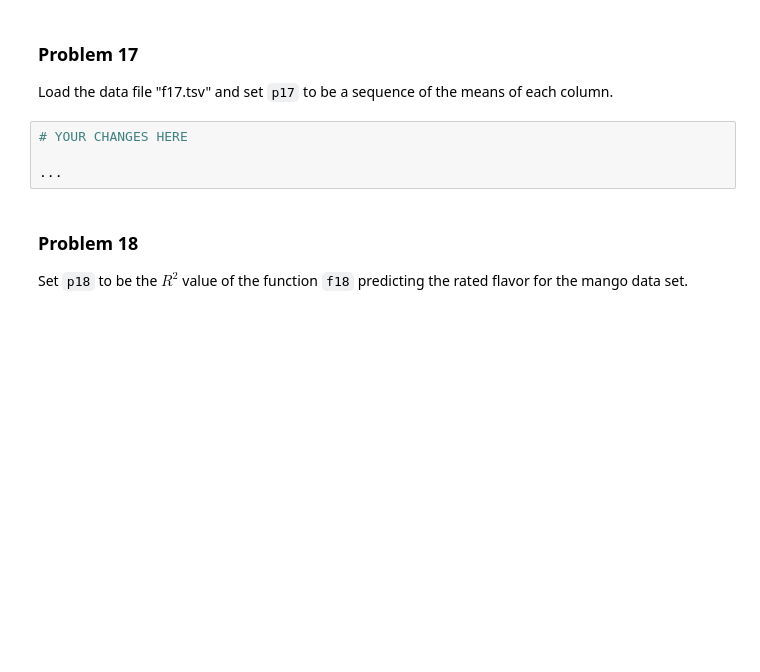
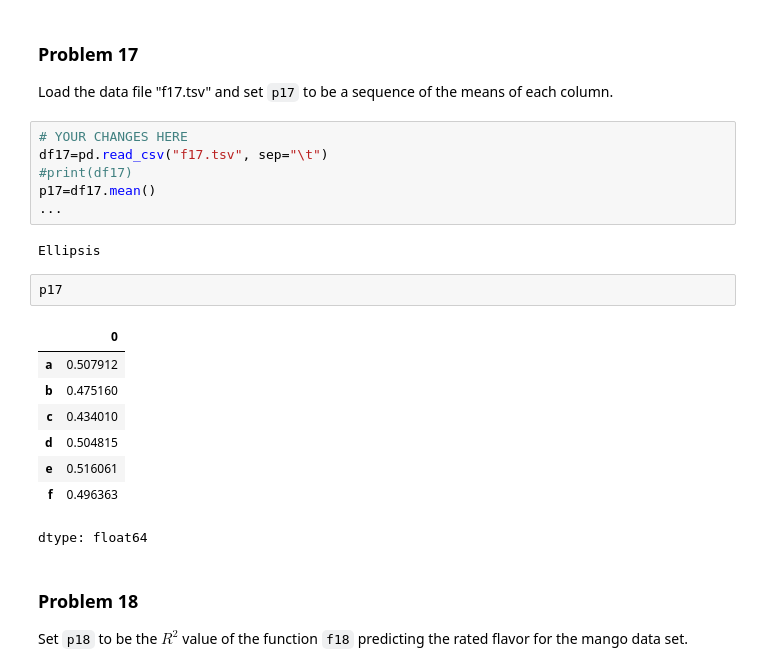
Before and after one commit to Jbaner/dx601-homework-03, a Jupyter notebook: homework.ipynb, the cells around one changed output. Cells and saved outputs as stored; diff of their text form; blank space fills up the shorter version.

```diff
--- a/homework.ipynb
+++ b/homework.ipynb
@@ -467,10 +488,25 @@ set `p16` to `"a"`, `"b"`, or `"c"` to indicate which one has the lowest $L_1$ l
 ### Problem 17
 
 Load the data file "f17.tsv" and set `p17` to be a sequence of the means of each column.
-# %%
-# YOUR CHANGES HERE
-
-...
+# %%
+# YOUR CHANGES HERE
+df17=pd.read_csv("f17.tsv", sep="\t")
+#print(df17)
+p17=df17.mean()
+...
+# %% [output]
+Ellipsis
+# %%
+p17
+# %% [output]
+|  | 0 |
+| a | 0.507912 |
+| b | 0.475160 |
+| c | 0.434010 |
+| d | 0.504815 |
+| e | 0.516061 |
+| f | 0.496363 |
+dtype: float64
 # %% [markdown]
 ### Problem 18
 
```
Also changed, not shown: parts of 21 cells of this notebook.
